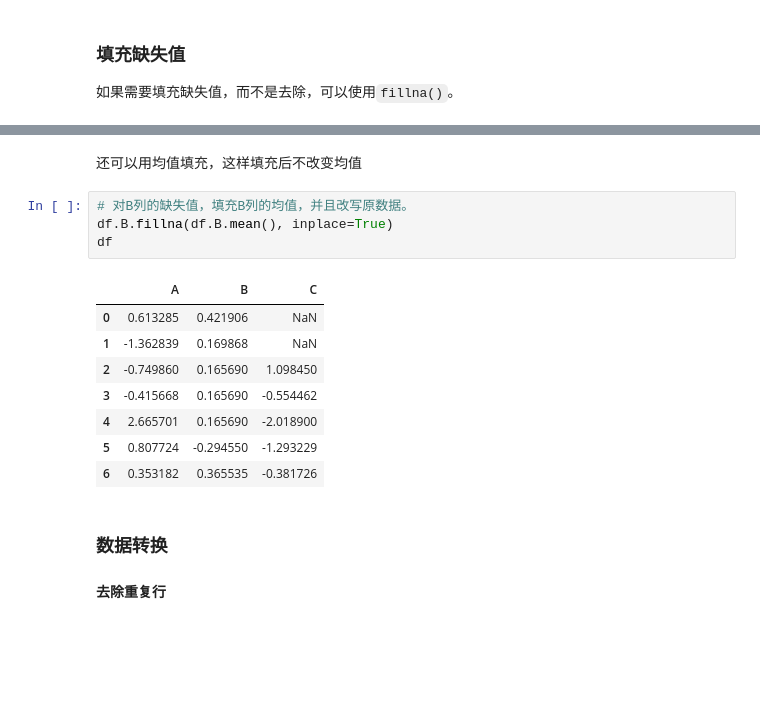
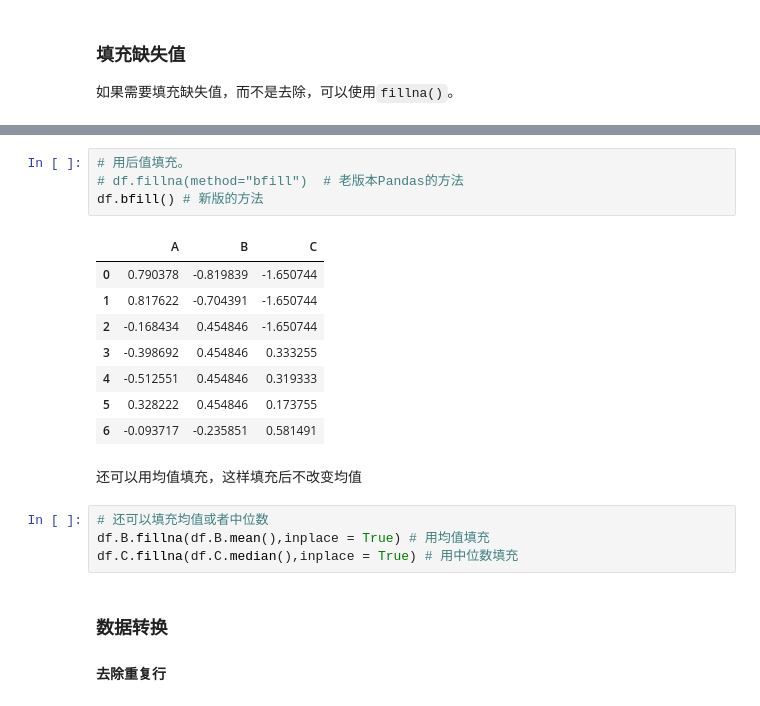
Before and after one commit to itsaquestion/py4ss_v4, a Jupyter notebook: book_parts/data_processing/11-pandas.ipynb, the cells around one changed output, grey strips where cells are left out. Drawn from its saved outputs; the diff is of its cells as text; blank space fills up the shorter version.

```diff
--- a/book_parts/data_processing/11-pandas.ipynb
+++ b/book_parts/data_processing/11-pandas.ipynb
@@ -1176,18 +1215,22 @@ df.fillna(method="ffill")  # 用前值填充。如果第一个值就是NA就无
+# %%
+# 用后值填充。
+# df.fillna(method="bfill")  # 老版本Pandas的方法
+df.bfill() # 新版的方法
+# %% [output]
+|  | A | B | C |
+| 0 | 0.790378 | -0.819839 | -1.650744 |
+| 1 | 0.817622 | -0.704391 | -1.650744 |
+| 2 | -0.168434 | 0.454846 | -1.650744 |
+| 3 | -0.398692 | 0.454846 | 0.333255 |
+| 4 | -0.512551 | 0.454846 | 0.319333 |
+| 5 | 0.328222 | 0.454846 | 0.173755 |
+| 6 | -0.093717 | -0.235851 | 0.581491 |
 # %% [markdown]
 还可以用均值填充，这样填充后不改变均值
 # %%
-# 对B列的缺失值，填充B列的均值，并且改写原数据。
-df.B.fillna(df.B.mean(), inplace=True)
-df
+# 还可以填充均值或者中位数
+df.B.fillna(df.B.mean(),inplace = True) # 用均值填充
+df.C.fillna(df.C.median(),inplace = True) # 用中位数填充
-# %% [output]
-|  | A | B | C |
-| 0 | 0.613285 | 0.421906 | NaN |
-| 1 | -1.362839 | 0.169868 | NaN |
-| 2 | -0.749860 | 0.165690 | 1.098450 |
-| 3 | -0.415668 | 0.165690 | -0.554462 |
-| 4 | 2.665701 | 0.165690 | -2.018900 |
-| 5 | 0.807724 | -0.294550 | -1.293229 |
-| 6 | 0.353182 | 0.365535 | -0.381726 |
 # %% [markdown]
 ### 数据转换
 
```
Also changed, not shown: parts of 49 cells of this notebook, 2 other files.
